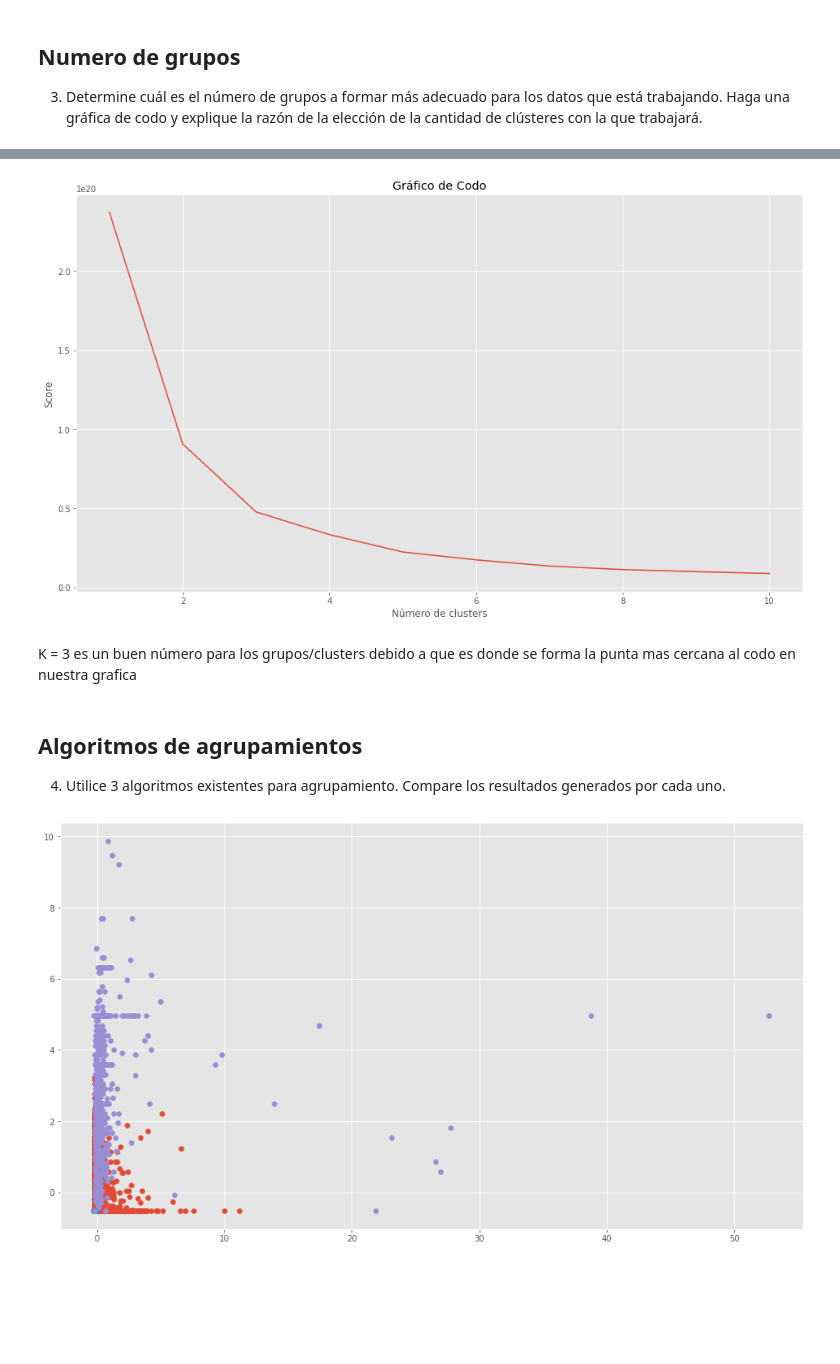
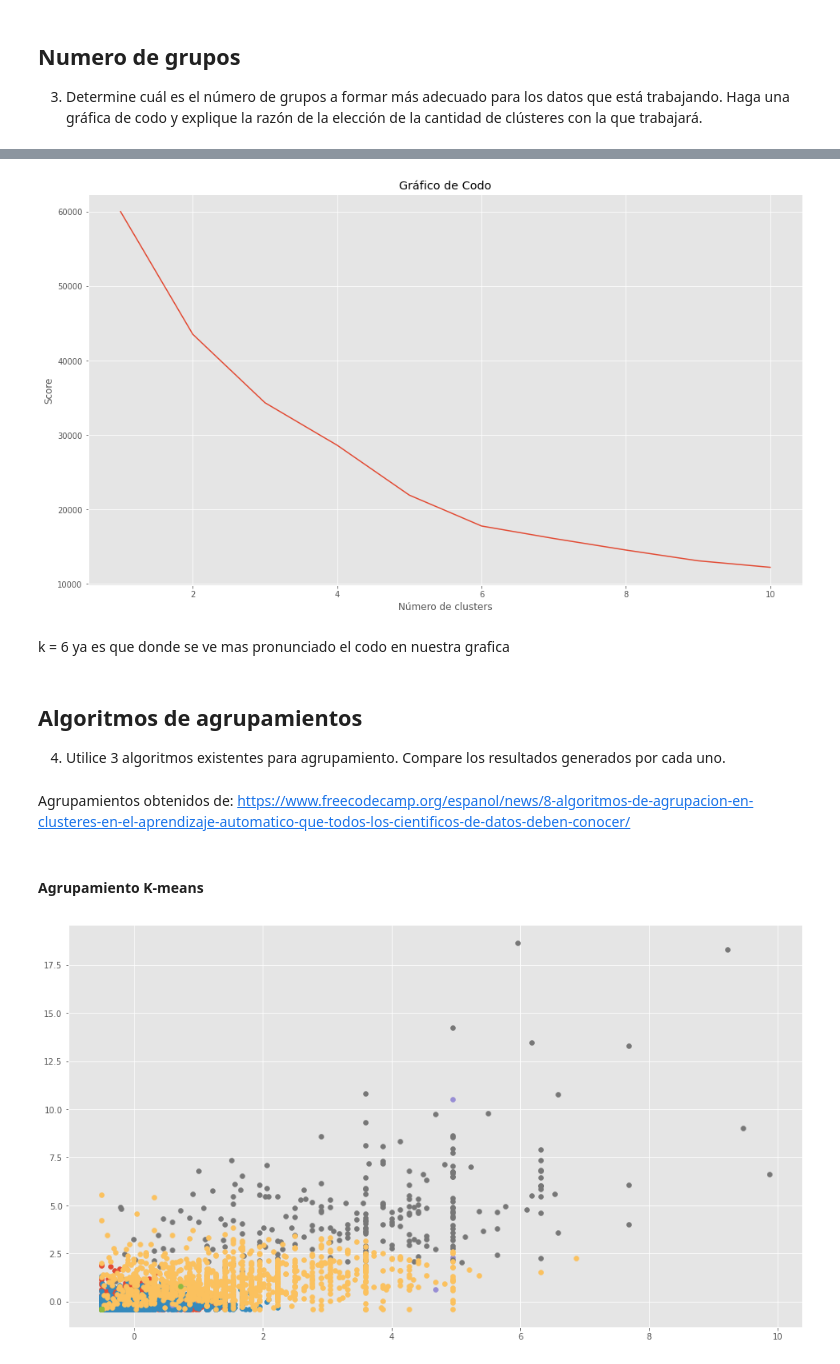
Before and after one commit to raulangelj/HT2_CLUSTERING, a Jupyter notebook: HT2_CLUSTERING.ipynb, the cells around one changed output, grey strips where cells are left out. Drawn from its saved outputs; the diff is of its cells as text; code cells hidden in the pictures; blank space fills up the shorter version.

Commit message:
arreglos de datos y 4 completada

```diff
--- a/HT2_CLUSTERING.ipynb
+++ b/HT2_CLUSTERING.ipynb
@@ -41,7 +47,7 @@ generación de grupos y por qué. Describa con qué variables calculará los gru
 
 **Las variables que nos ayudaran a calcular los grupos son las demas variables cuantitativas debidos a que son las que mas informacion brinand sobre que tan importatne fue la pelicula tanto para las personas que la vieron como para los que la producieron. Con esos datos se pueden armar grupos e identificar correlaciones entre variables.**
 # %%
-usefullAttr = ['popularity', 'budget', 'revenue', 'genresAmount', 'productionCountriesAmount', 'voteCount', 'voteAvg', 'actorsAmount']
+usefullAttr = ['budget', 'revenue', 'popularity', 'voteAvg', 'voteCount', 'actorsAmount']
 # %%
 datos = movies[usefullAttr]
 datos
@@ -68,16 +74,3 @@ plt.show()
 ## Tendencia al agrupamiento
 2. Analice la tendencia al agrupamiento usando el estadístico de Hopkings y la VAT (Visual Assessment
 of cluster Tendency). Discuta sus resultados e impresiones.
-# %%
-ejeX = []
-normalized_data = movies[usefullAttr].copy()
-for column in normalized_data.columns:
-  column
-  normalized_data[column] = (normalized_data[column]-normalized_data[column].mean())/normalized_data[column].std()
-  ejeX.append(normalized_data[column])
-  # try:
-  #   normalized_data[column] = (normalized_data[column] - normalized_data.mean()) / normalized_data.std()
-  #   ejeX.append(normalized_data[column])
-  # except:
-  #   continue
-ejeX
@@ -101,0 +79,13 @@ ejeX
+# %%
+# NORMALIZAMOS DATOS
+X = []
+for column in datos.columns:
+    try:
+        column
+        datos[column] = (datos[column]-datos[column].mean())/datos[column].std()
+        X.append(datos[column])
+    except:
+        continue
+data_clean = datos.dropna(subset=usefullAttr, inplace=True)
+X_Scale = np.array(datos)
+X_Scale
@@ -140,7 +134,7 @@ numeroClusters = range(1,11)
 wcss = []
 for i in numeroClusters:
     kmeans = cluster.KMeans(n_clusters=i)
-    kmeans.fit(datos)
+    kmeans.fit(X_Scale)
     wcss.append(kmeans.inertia_)
 
 plt.plot(numeroClusters, wcss)
@@ -149,23 +143,26 @@ plt.ylabel("Score")
 plt.title("Gráfico de Codo")
 plt.show()
 # %% [output]
-[figure, old version]
+[figure, new version]
-# %% [markdown]
- K = 3 es un buen número para los grupos/clusters debido a que es donde se forma la punta mas cercana al codo en nuestra grafica
+# %% [markdown]
+k = 6 ya es que donde se ve mas pronunciado el codo en nuestra grafica
 # %% [markdown]
 ## Algoritmos de agrupamientos
 4. Utilice 3 algoritmos existentes para agrupamiento. Compare los resultados generados por cada uno.
+# %% [markdown]
+Agrupamientos obtenidos de: https://www.freecodecamp.org/espanol/news/8-algoritmos-de-agrupacion-en-clusteres-en-el-aprendizaje-automatico-que-todos-los-cientificos-de-datos-deben-conocer/
+# %% [markdown]
+#### Agrupamiento K-means
 # %%
-# agrupamienot k-means
-kmeans = cluster.KMeans(n_clusters=3)
-kmeans.fit(X_scale)
-kmeans_result = kmeans.predict(X_scale)
+kmeans = cluster.KMeans(n_clusters=6)
+kmeans.fit(X_Scale)
+kmeans_result = kmeans.predict(X_Scale)
 kmeans_clusters = np.unique(kmeans_result)
 for kmeans_cluster in kmeans_clusters:
     # get data points that fall in this cluster
     index = np.where(kmeans_result == kmeans_cluster)
     # make the plot
-    plt.scatter(X_scale[index, 0], X_scale[index, 1])
+    plt.scatter(X_Scale[index, 0], X_Scale[index, 1])
 plt.show()
 # %% [output]
-[figure, old version]
+[figure, new version]
```
Also changed, not shown: parts of 22 cells of this notebook.
